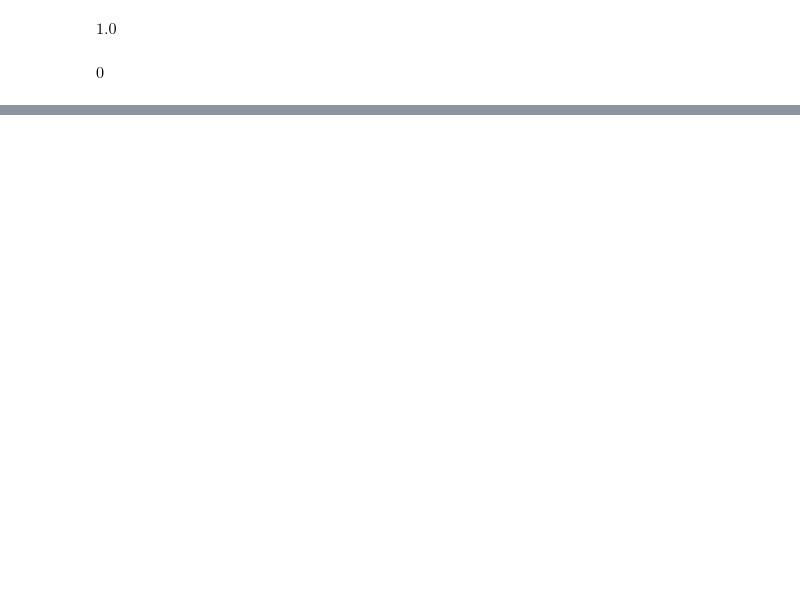
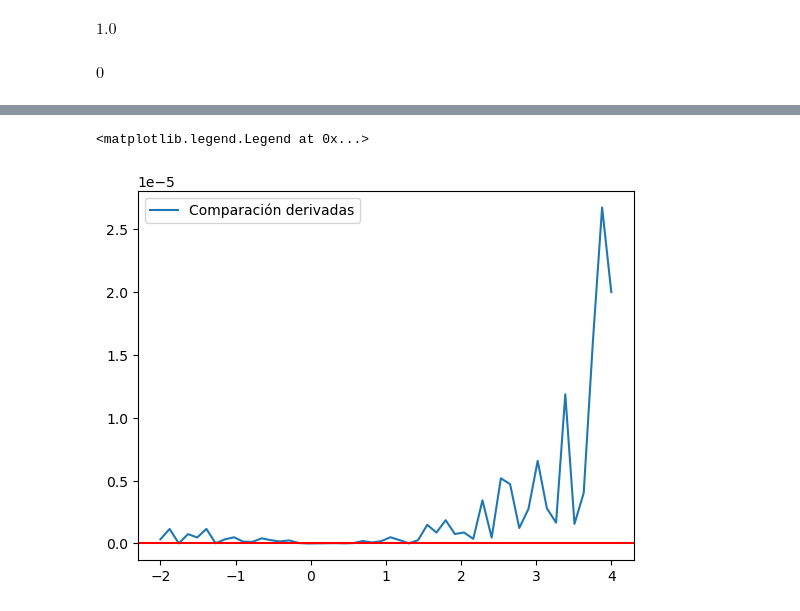
Before and after one commit to asegura4488/MetodosComputacionalesI2025, a Jupyter notebook: Semana4/Interpolacion.ipynb, the cells around one changed output, grey strips where cells are left out. Cells and saved outputs as stored; diff of their text form; code cells hidden in the pictures; blank space fills up the shorter version.

```diff
--- a/Semana4/Interpolacion.ipynb
+++ b/Semana4/Interpolacion.ipynb
@@ -91,0 +88,7 @@ plt.plot(x1,df(x1))
+# %%
+plt.plot(x1,np.abs(dfn-df(x1)),label='Comparación derivadas')
+plt.axhline(y=0.,color='r')
+plt.legend()
+# %% [output]
+<matplotlib.legend.Legend at 0x...>
+[figure, added]
```
Also changed, not shown: parts of 10 cells of this notebook.
